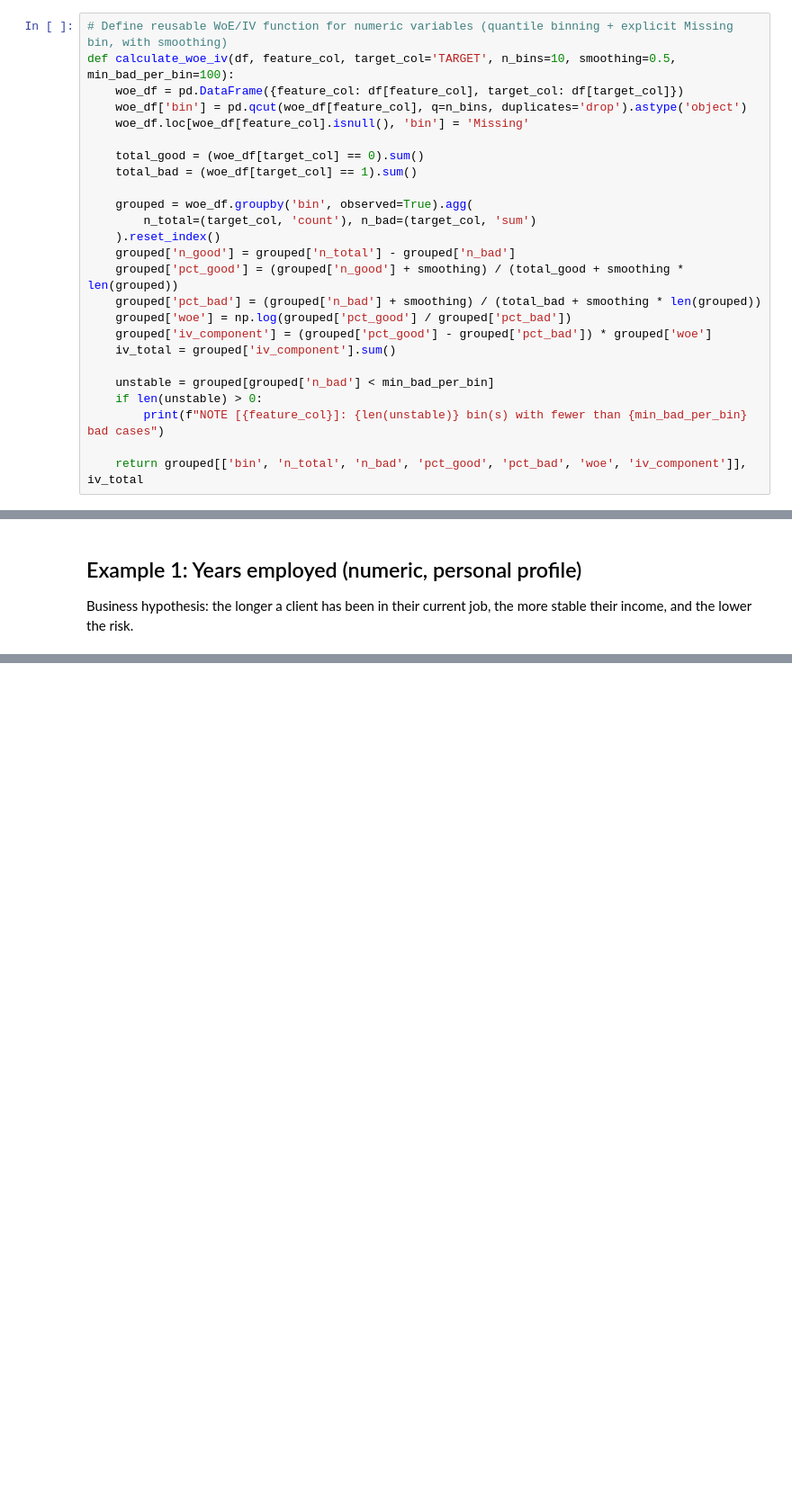
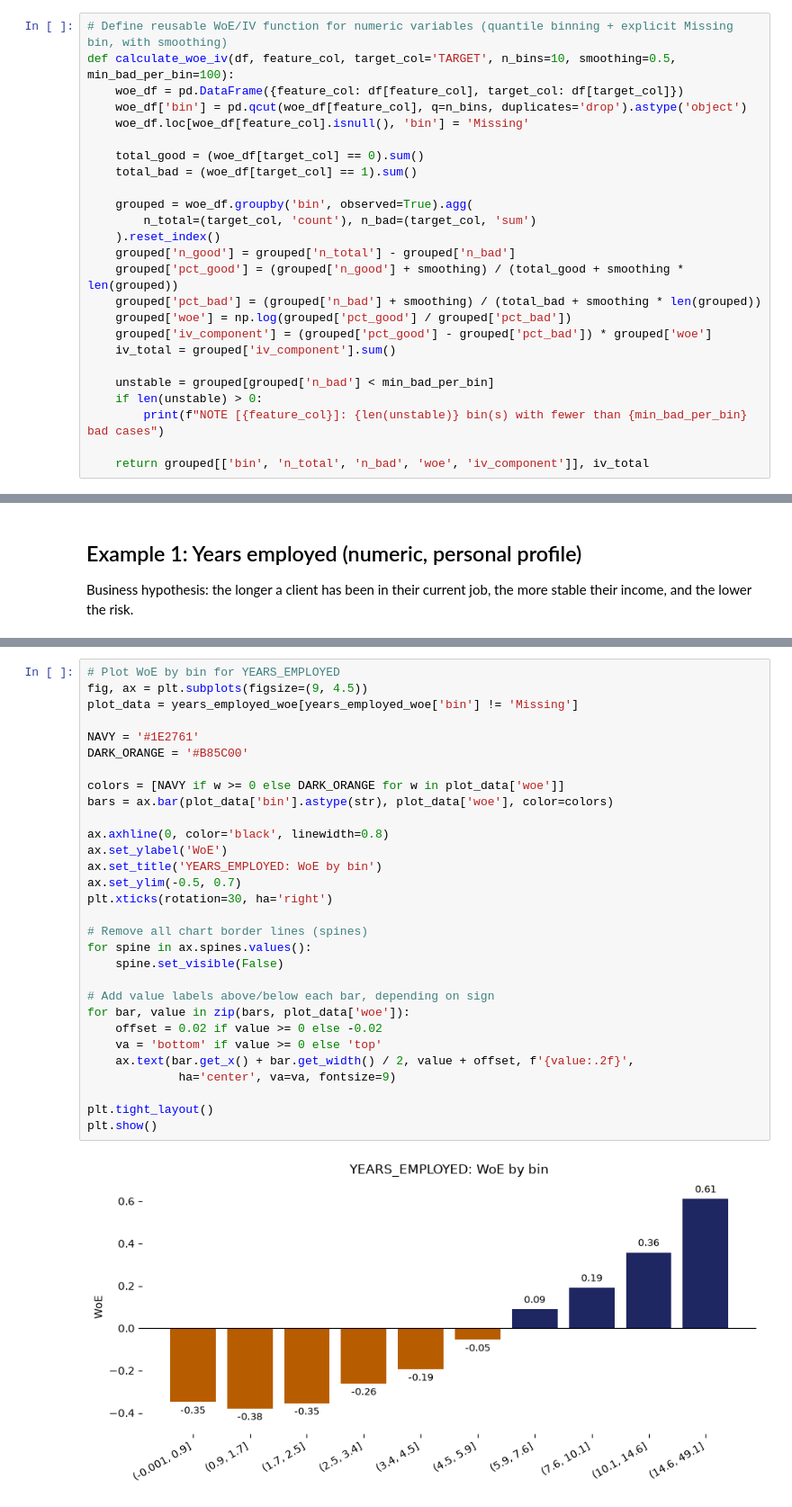
Before and after one commit to vitor-km/home-credit-default-risk, a Jupyter notebook: notebooks/05_presentation_tests.ipynb, the cells around one changed output, grey strips where cells are left out. Shown at 90% size. Drawn from its saved outputs; the diff is of its cells as text; blank space fills up the shorter version.

```diff
--- a/notebooks/05_presentation_tests.ipynb
+++ b/notebooks/05_presentation_tests.ipynb
@@ -58,7 +72,7 @@ def calculate_woe_iv(df, feature_col, target_col='TARGET', n_bins=10, smoothing=
     if len(unstable) > 0:
         print(f"NOTE [{feature_col}]: {len(unstable)} bin(s) with fewer than {min_bad_per_bin} bad cases")
 
-    return grouped[['bin', 'n_total', 'n_bad', 'pct_good', 'pct_bad', 'woe', 'iv_component']], iv_total
+    return grouped[['bin', 'n_total', 'n_bad', 'woe', 'iv_component']], iv_total
 # %%
 # Define reusable WoE/IV function for categorical variables (one bin per category, with smoothing)
 def calculate_woe_iv_categorical(df, feature_col, target_col='TARGET', smoothing=0.5, min_bad_per_bin=100):
@@ -109,2 +123,34 @@ print(f"\nIV total: {years_employed_iv:.4f}")
 
 IV total: 0.1113
+# %%
+# Plot WoE by bin for YEARS_EMPLOYED
+fig, ax = plt.subplots(figsize=(9, 4.5))
+plot_data = years_employed_woe[years_employed_woe['bin'] != 'Missing']
+
+NAVY = '#1E2761'
+DARK_ORANGE = '#B85C00'
+
+colors = [NAVY if w >= 0 else DARK_ORANGE for w in plot_data['woe']]
+bars = ax.bar(plot_data['bin'].astype(str), plot_data['woe'], color=colors)
+
+ax.axhline(0, color='black', linewidth=0.8)
+ax.set_ylabel('WoE')
+ax.set_title('YEARS_EMPLOYED: WoE by bin')
+ax.set_ylim(-0.5, 0.7)
+plt.xticks(rotation=30, ha='right')
+
+# Remove all chart border lines (spines)
+for spine in ax.spines.values():
+    spine.set_visible(False)
+
+# Add value labels above/below each bar, depending on sign
+for bar, value in zip(bars, plot_data['woe']):
+    offset = 0.02 if value >= 0 else -0.02
+    va = 'bottom' if value >= 0 else 'top'
+    ax.text(bar.get_x() + bar.get_width() / 2, value + offset, f'{value:.2f}',
+             ha='center', va=va, fontsize=9)
+
+plt.tight_layout()
+plt.show()
+# %% [output]
+[figure, added]
```
Also changed, not shown: parts of 21 cells of this notebook, 2 other files.
